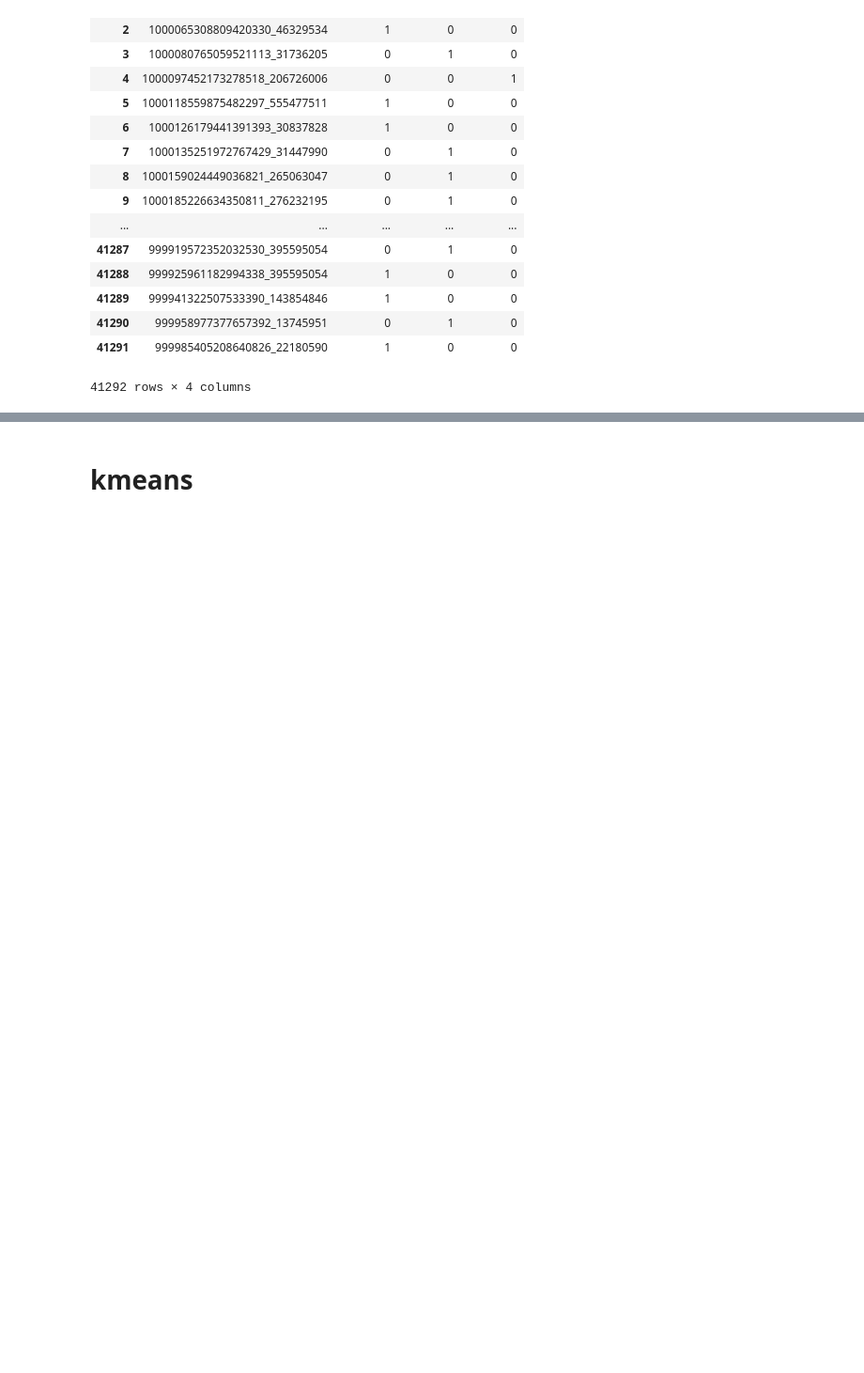
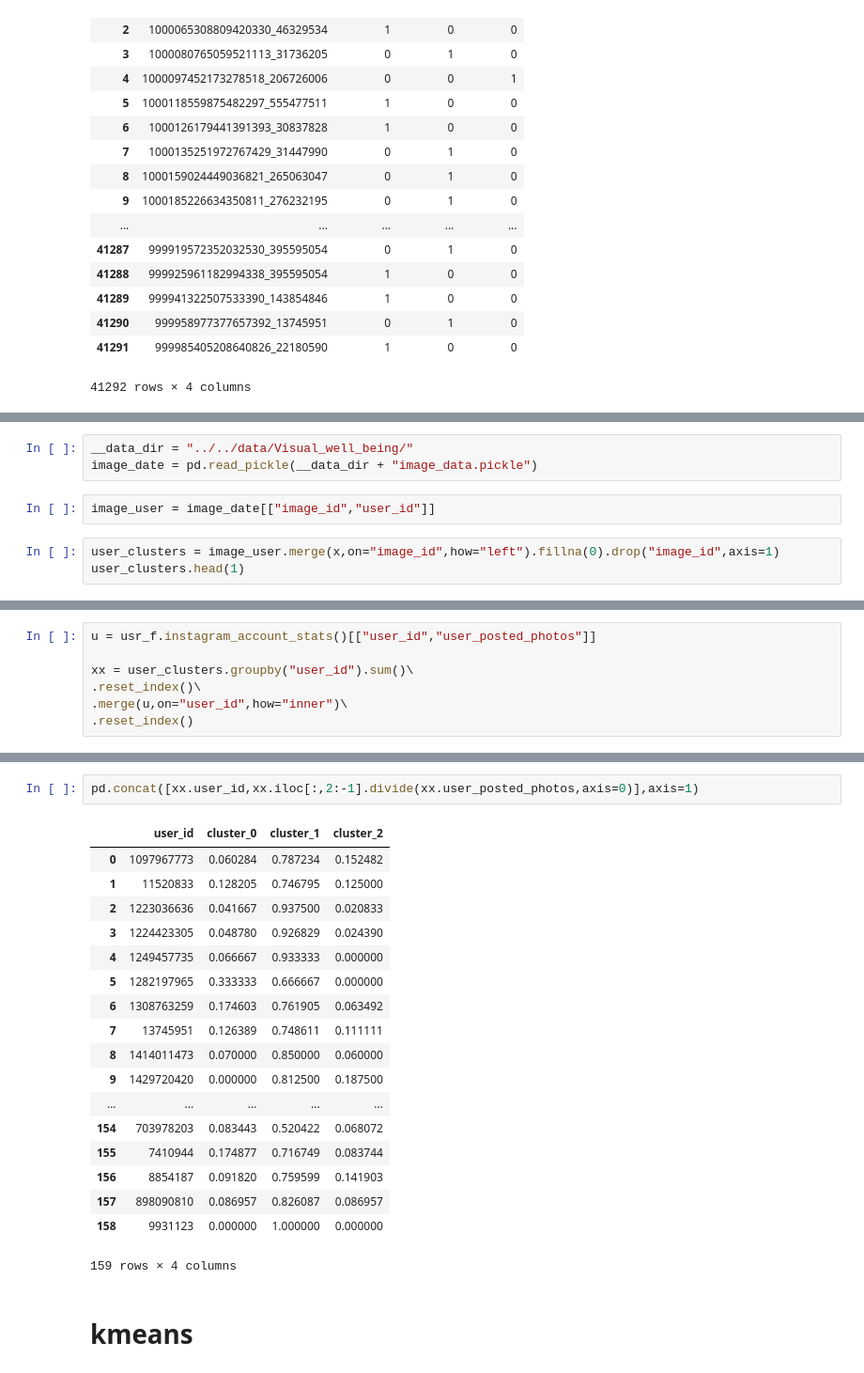
Before and after one commit to JeroenSchmidt/UvA-DSF-group, a Jupyter notebook: uc2/exploration_notebooks/jeroen/ANP PCA .ipynb, the cells around one changed output, grey strips where cells are left out. Shown at 94% size. Drawn from its saved outputs; the diff is of its cells as text; blank space fills up the shorter version.

Commit message:
anp user level feat

```diff
--- a/uc2/exploration_notebooks/jeroen/ANP PCA .ipynb
+++ b/uc2/exploration_notebooks/jeroen/ANP PCA .ipynb
@@ -144,0 +149,8 @@ img_f.anp_cluster_groups()
+# %%
+__data_dir = "../../data/Visual_well_being/"
+image_date = pd.read_pickle(__data_dir + "image_data.pickle")
+# %%
+image_user = image_date[["image_id","user_id"]]
+# %%
+user_clusters = image_user.merge(x,on="image_id",how="left").fillna(0).drop("image_id",axis=1)
+user_clusters.head(1)
@@ -144,0 +160,7 @@ img_f.anp_cluster_groups()
+# %%
+u = usr_f.instagram_account_stats()[["user_id","user_posted_photos"]]
+
+xx = user_clusters.groupby("user_id").sum()\
+.reset_index()\
+.merge(u,on="user_id",how="inner")\
+.reset_index()
@@ -145,3 +176,24 @@ img_f.anp_cluster_groups()
+# %%
+pd.concat([xx.user_id,xx.iloc[:,2:-1].divide(xx.user_posted_photos,axis=0)],axis=1)
+# %% [output]
+|  | user_id | cluster_0 | cluster_1 | cluster_2 |
+| 0 | 1097967773 | 0.060284 | 0.787234 | 0.152482 |
+| 1 | 11520833 | 0.128205 | 0.746795 | 0.125000 |
+| 2 | 1223036636 | 0.041667 | 0.937500 | 0.020833 |
+| 3 | 1224423305 | 0.048780 | 0.926829 | 0.024390 |
+| 4 | 1249457735 | 0.066667 | 0.933333 | 0.000000 |
+| 5 | 1282197965 | 0.333333 | 0.666667 | 0.000000 |
+| 6 | 1308763259 | 0.174603 | 0.761905 | 0.063492 |
+| 7 | 13745951 | 0.126389 | 0.748611 | 0.111111 |
+| 8 | 1414011473 | 0.070000 | 0.850000 | 0.060000 |
+| 9 | 1429720420 | 0.000000 | 0.812500 | 0.187500 |
+| ... | ... | ... | ... | ... |
+| 154 | 703978203 | 0.083443 | 0.520422 | 0.068072 |
+| 155 | 7410944 | 0.174877 | 0.716749 | 0.083744 |
+| 156 | 8854187 | 0.091820 | 0.759599 | 0.141903 |
+| 157 | 898090810 | 0.086957 | 0.826087 | 0.086957 |
+| 158 | 9931123 | 0.000000 | 1.000000 | 0.000000 |
+159 rows × 4 columns
 # %% [markdown]
 # kmeans
 # %%
```
Also changed, not shown: parts of 4 cells of this notebook, 1 other file.
